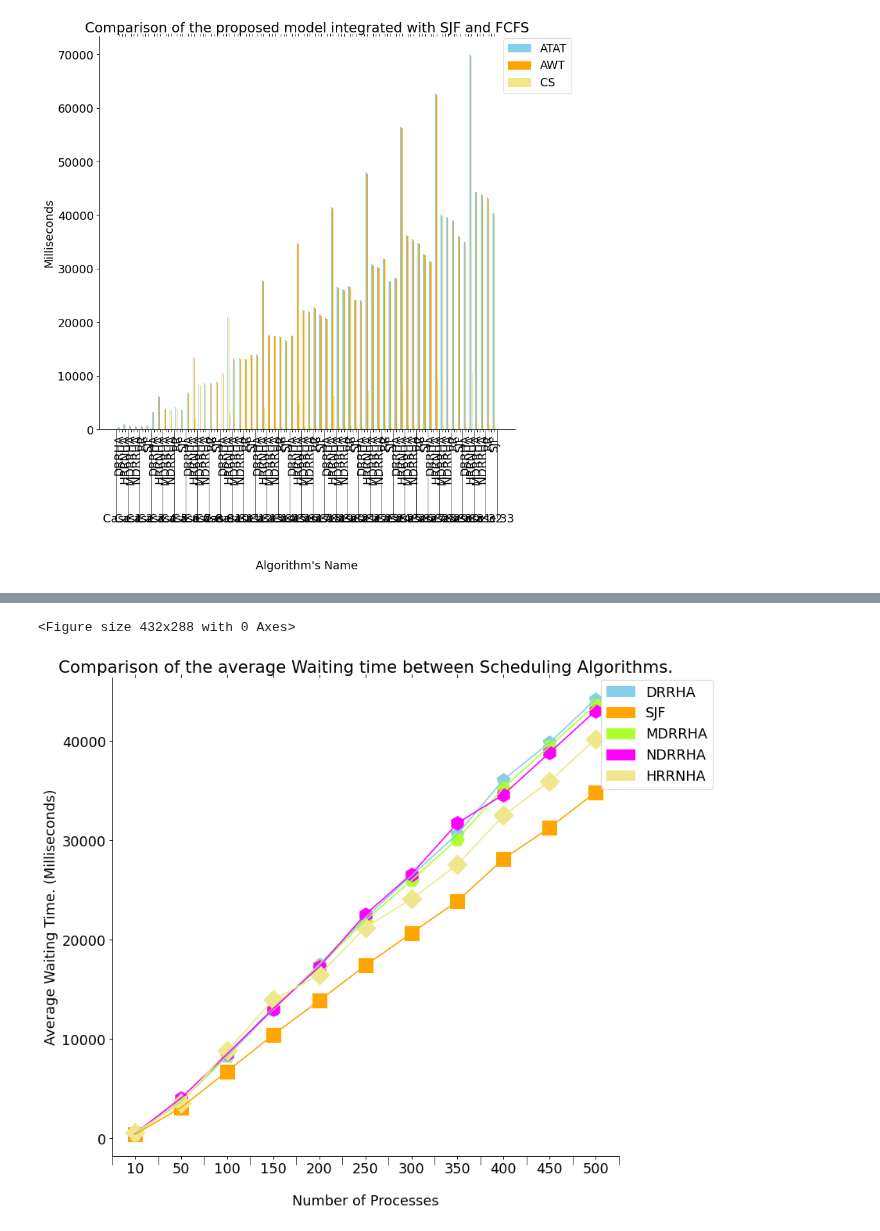
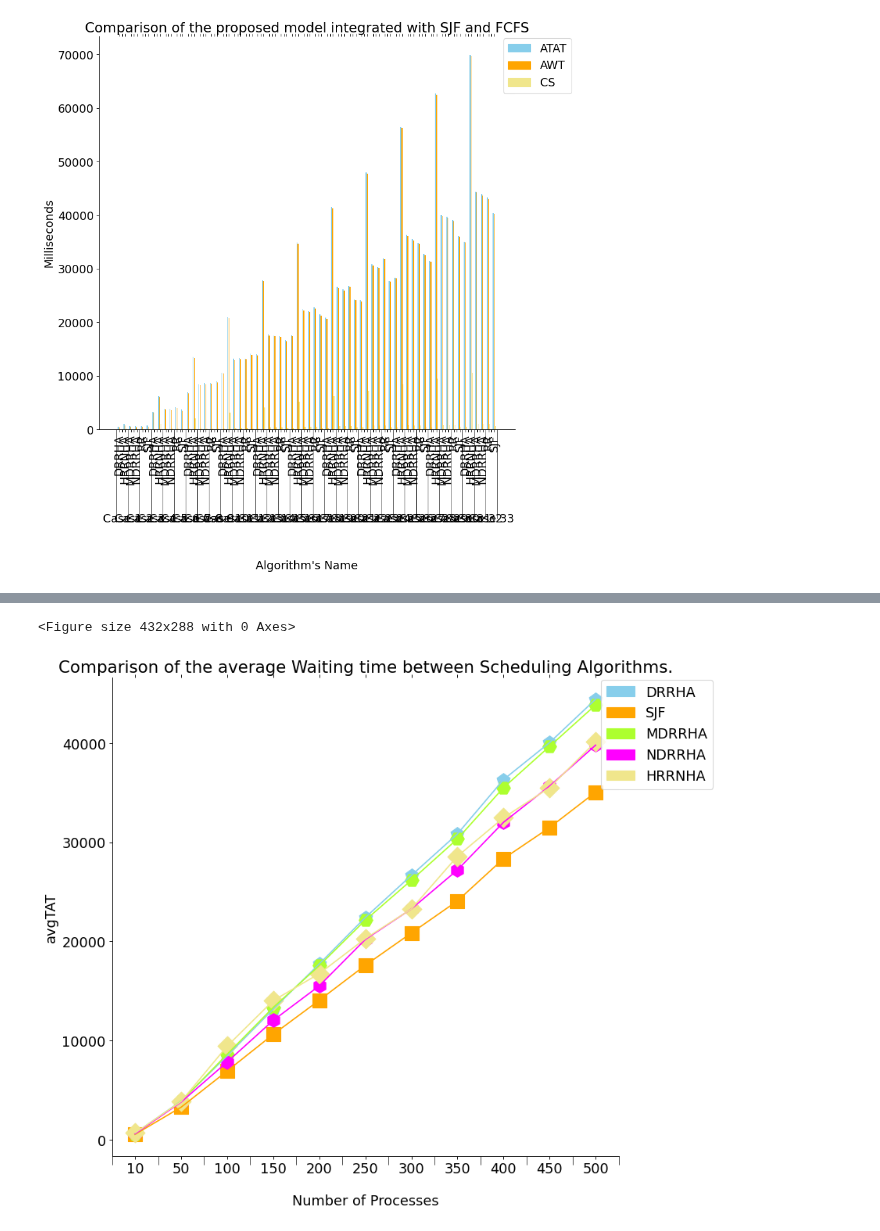
Before and after one commit to Bhaikko/mdrrha, a Jupyter notebook: src/graph_handler.ipynb, the cells around one changed output, grey strips where cells are left out. Cells and saved outputs as stored; diff of their text form; code cells hidden in the pictures.

```diff
--- a/src/graph_handler.ipynb
+++ b/src/graph_handler.ipynb
@@ -39,14 +39,7 @@ ALGO_COMPARISONS_ATAT_LINE = 2
 ALGO_COMPARISONS_WT_BAR = 3
 ALGO_COMPARISONS_WT_LINE = 4
 
-colors = [
-    'skyblue', 'DRRHA',
-    'orange', 'SJF',
-    'greenyellow', 'MDRRHA',
-    'fuchsia', 'NDRRHA',
-    'khaki', 'HRRNHA',
-    'aqua', 'RR'
-]
+output_filename = "./../data/dataset_filtered_output.csv"
 # %%
 # Comparison of mDRRHA with SJF and FCFS
 
@@ -176,7 +169,7 @@ plt.show()
 # %%
 # Import Data from CSV file
 dataset = pd.read_csv(
-    './../data/sample_output.csv',
+    output_filename,
     sep=r'\s*,\s*',
     header=0,
     encoding='ascii',
@@ -310,7 +311,7 @@ IndexError: list index out of range
 # %%
 # Import Data from CSV file
 dataset = pd.read_csv(
-    './../data/sample_output.csv',
+    output_filename,
     sep=r'\s*,\s*',
     header=0,
     encoding='ascii',
@@ -386,8 +387,8 @@ ax.spines['right'].set_visible(False)
 # Plotting Bars
 marker_size = 250
 
-plot_metric = 'avgWT'
-# plot_metric = 'avgTAT'
+# plot_metric = 'avgWT'
+plot_metric = 'avgTAT'
 # plot_metric = 'avgRT'
 
 ax.plot(X_axis, sjf_values[plot_metric].to_numpy(), color = colors[2])
@@ -400,32 +401,33 @@ ax.plot(X_axis, mdrrha_values[plot_metric].to_numpy(), color = colors[4])
 plt.scatter(X_axis, mdrrha_values[plot_metric].to_numpy(), marker = 'H', s = marker_size, color = colors[4])
 
 ax.plot(X_axis, ndrrha_values[plot_metric].to_numpy(), color = colors[6])
 plt.scatter(X_axis, ndrrha_values[plot_metric].to_numpy(), marker = 'h', s = marker_size, color = colors[6])
 
 ax.plot(X_axis, hrrnha_values[plot_metric].to_numpy(), color = colors[8])
 plt.scatter(X_axis, hrrnha_values[plot_metric].to_numpy(), marker = 'D', s = marker_size, color = colors[8])
 
 # Configuring Legend
 legend_elements = []
 
 for i in range(0, len(colors), 2):
     legend_elements.append(
         Patch(facecolor=colors[i], edgecolor=colors[i], label=colors[i + 1])
     )
 
 ax.legend(
     handles = legend_elements,
     loc = 'upper right',
     bbox_to_anchor=(1.20, 1.01)
 )
 
 plt.xlabel('Number of Processes', labelpad = 20)
-plt.ylabel('Average Waiting Time. (Milliseconds)')
+plt.ylabel(plot_metric)
+# plt.ylabel('Average Waiting Time. (Milliseconds)')
 # plt.ylabel('Average Turnaround Time. (Milliseconds)')
 # plt.ylabel('Average Response Time. (Milliseconds)')
 # plt.ylabel(plot_metric)
 plt.title('Comparison of the average Waiting time between Scheduling Algorithms.')
 plt.show()
 # %% [output]
 <Figure size 432x288 with 0 Axes>
-[figure, old version]
+[figure, new version]
```
Also changed, not shown: parts of 2 cells of this notebook.
